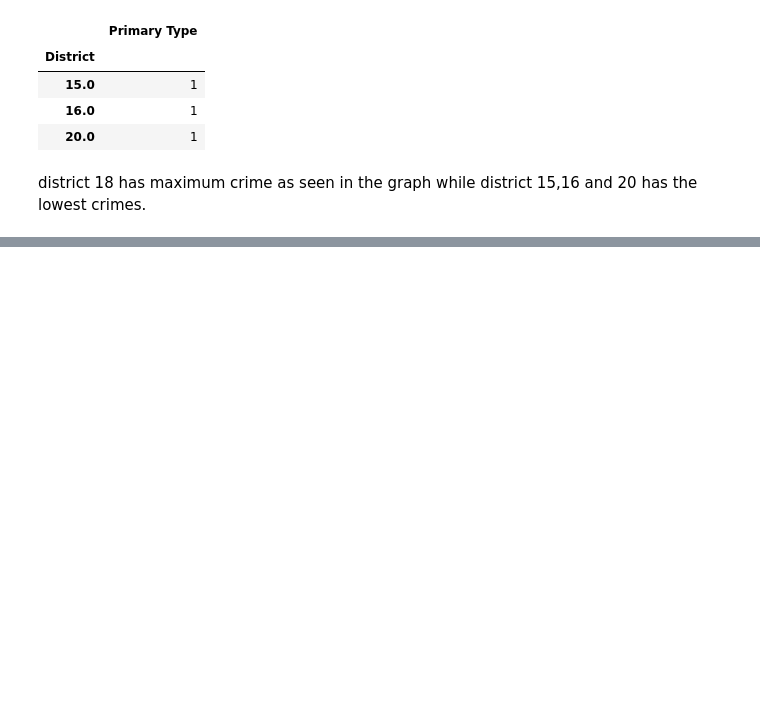
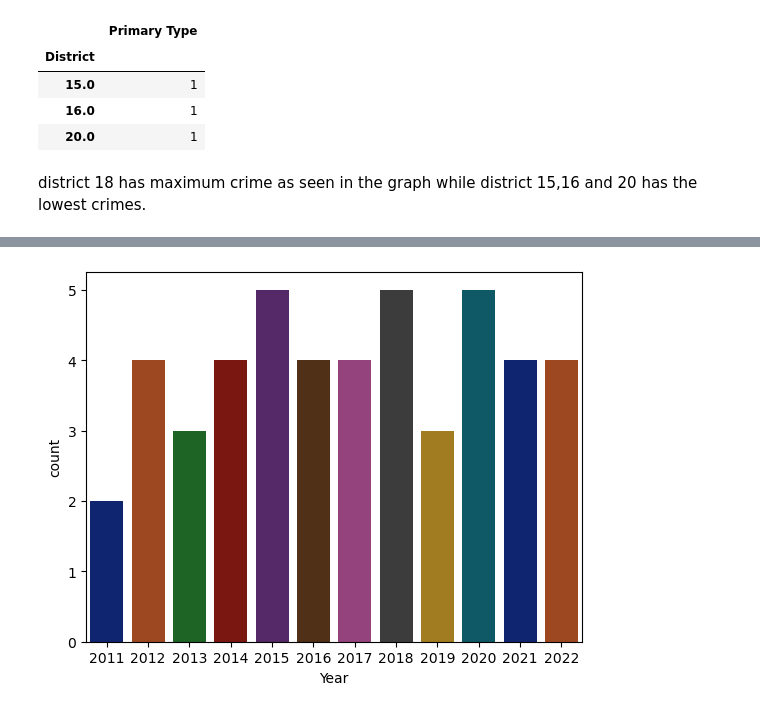
Before and after one commit to elleniayele/chicago-crime-data1, a Jupyter notebook: Untitled (7).ipynb, the cells around one changed output, grey strips where cells are left out. Cells and saved outputs as stored; diff of their text form; code cells hidden in the pictures; blank space fills up the shorter version.

```diff
--- a/Untitled (7).ipynb
+++ b/Untitled (7).ipynb
@@ -763,0 +552,5 @@ as can be seen, the crime has increased over the years.
+# %%
+## visualizing again with years removed
+sns.countplot(data=plot_df, x='Year',palette='dark');
+# %% [output]
+[figure, added]
```
Also changed, not shown: parts of 42 cells of this notebook.
